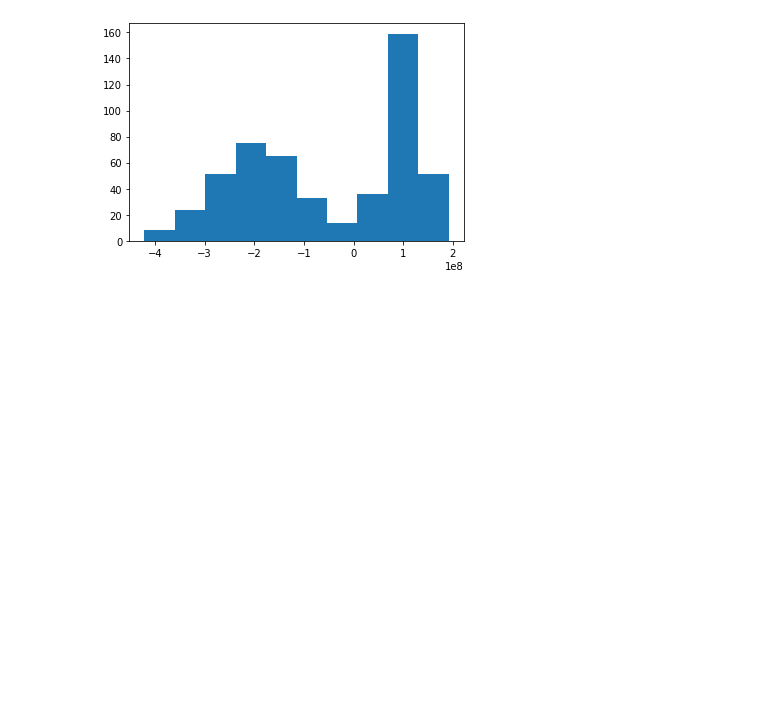
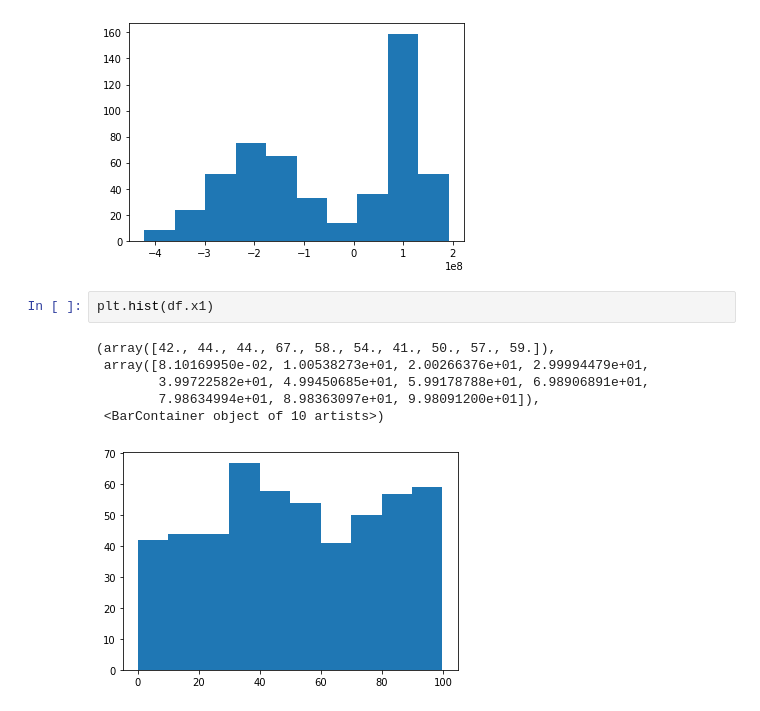
Before and after one commit to dh2di3oj2/code, a Jupyter notebook: midterm 1/midterm.ipynb, the cells around one changed output. Saved outputs shown, nothing was run; the diff lists cells and outputs as text; blank space fills up the shorter version.

```diff
--- a/midterm 1/midterm.ipynb
+++ b/midterm 1/midterm.ipynb
@@ -40,3 +40,12 @@ plt.hist(df.y)
          6.91444096e+07,  1.30461533e+08,  1.91778656e+08]),
  <BarContainer object of 10 artists>)
 [figure]
+# %%
+plt.hist(df.x1)
+# %% [output]
+(array([42., 44., 44., 67., 58., 54., 41., 50., 57., 59.]),
+ array([8.10169950e-02, 1.00538273e+01, 2.00266376e+01, 2.99994479e+01,
+        3.99722582e+01, 4.99450685e+01, 5.99178788e+01, 6.98906891e+01,
+        7.98634994e+01, 8.98363097e+01, 9.98091200e+01]),
+ <BarContainer object of 10 artists>)
+[figure, added]
```
Also changed, not shown: parts of 7 cells of this notebook.
